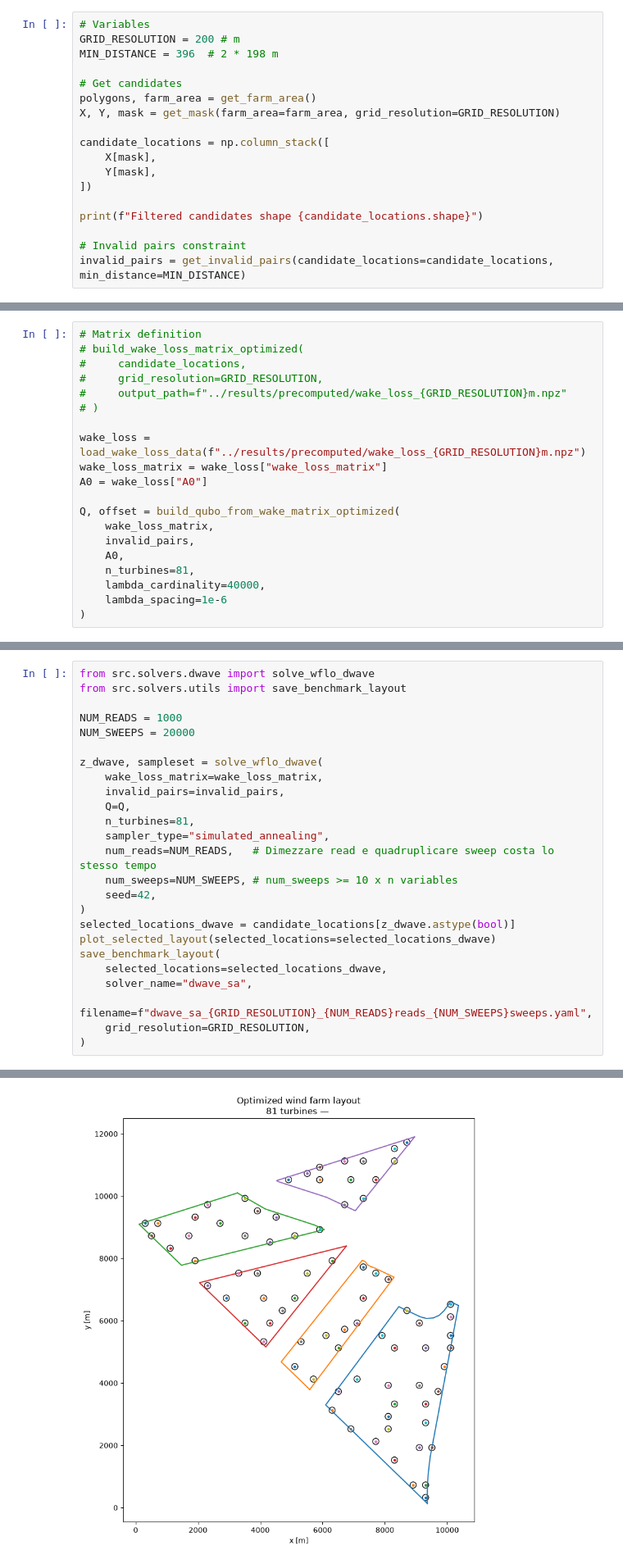
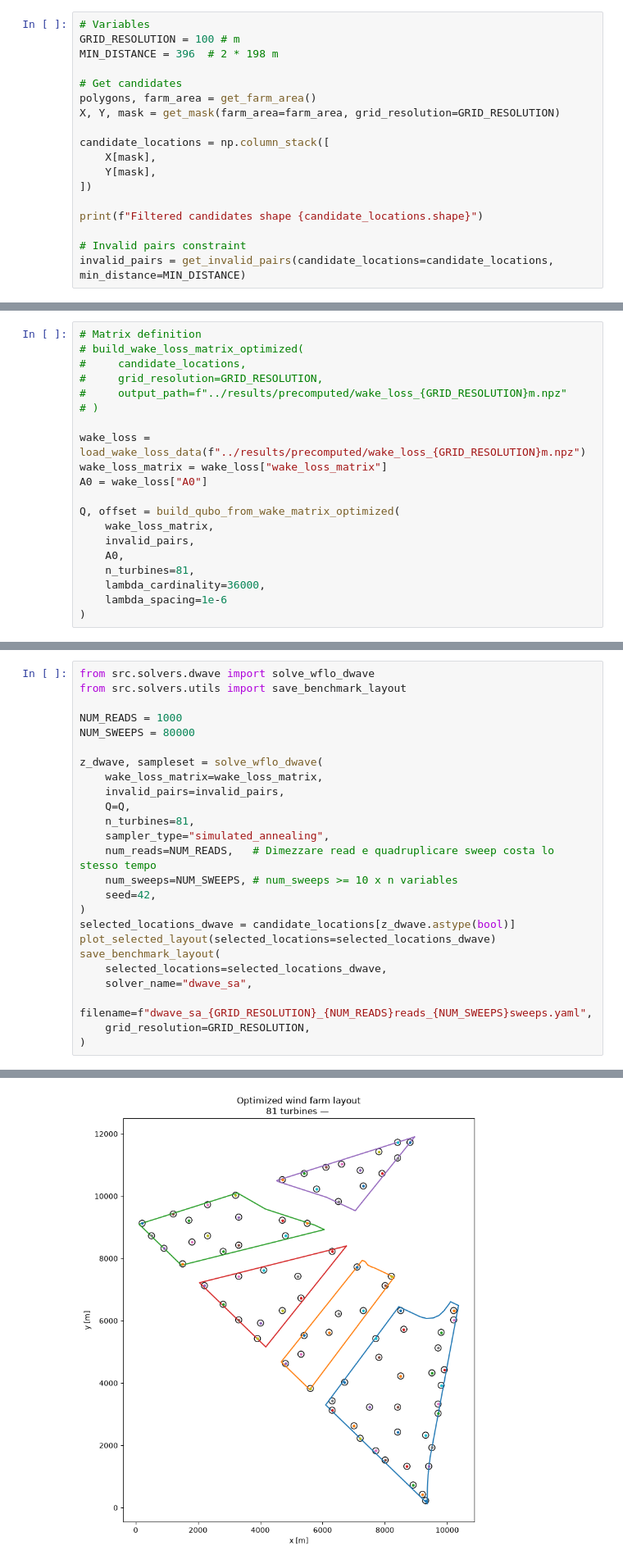
Before and after one commit to NickOLeeney/qubo-wind-farm-layout, a Jupyter notebook: notebooks/03_solve_qubo.ipynb, the cells around one changed output, grey strips where cells are left out. Shown at 82% size. Cells and saved outputs as stored; diff of their text form.

```diff
--- a/notebooks/03_solve_qubo.ipynb
+++ b/notebooks/03_solve_qubo.ipynb
@@ -16,7 +16,7 @@ from src.solvers.ortools import solve_wflo_cpsat
 from src.solvers.utils import save_benchmark_layout
 # %%
 # Variables
-GRID_RESOLUTION = 200 # m
+GRID_RESOLUTION = 100 # m
 MIN_DISTANCE = 396  # 2 * 198 m
 
 # Get candidates
@@ -51,7 +51,7 @@ Q, offset = build_qubo_from_wake_matrix_optimized(
     invalid_pairs,
     A0,
     n_turbines=81,
-    lambda_cardinality=40000,
+    lambda_cardinality=36000,
     lambda_spacing=1e-6
 )
 # %% [markdown]
@@ -137,7 +144,7 @@ from src.solvers.dwave import solve_wflo_dwave
 from src.solvers.utils import save_benchmark_layout
 
 NUM_READS = 1000
-NUM_SWEEPS = 20000
+NUM_SWEEPS = 80000
 
 z_dwave, sampleset = solve_wflo_dwave(
     wake_loss_matrix=wake_loss_matrix,
@@ -167 +174 @@ Pairwise wake loss: 953393.1922
-[figure, old version]
+[figure, new version]
```
Also changed, not shown: parts of 4 cells of this notebook, 19 other files.
